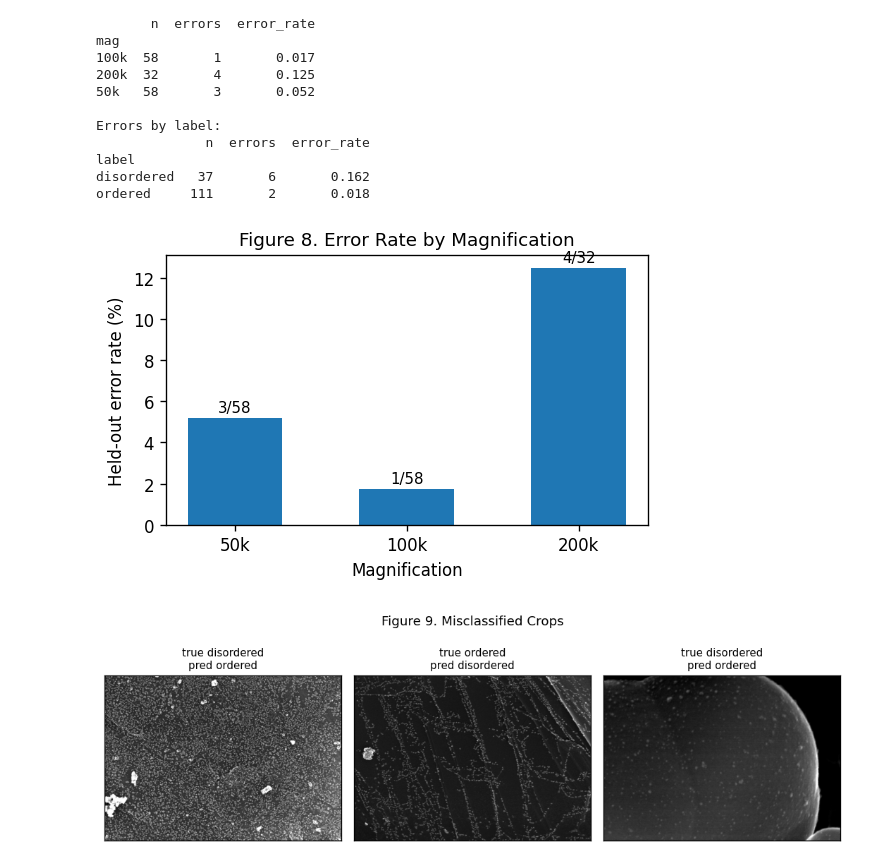
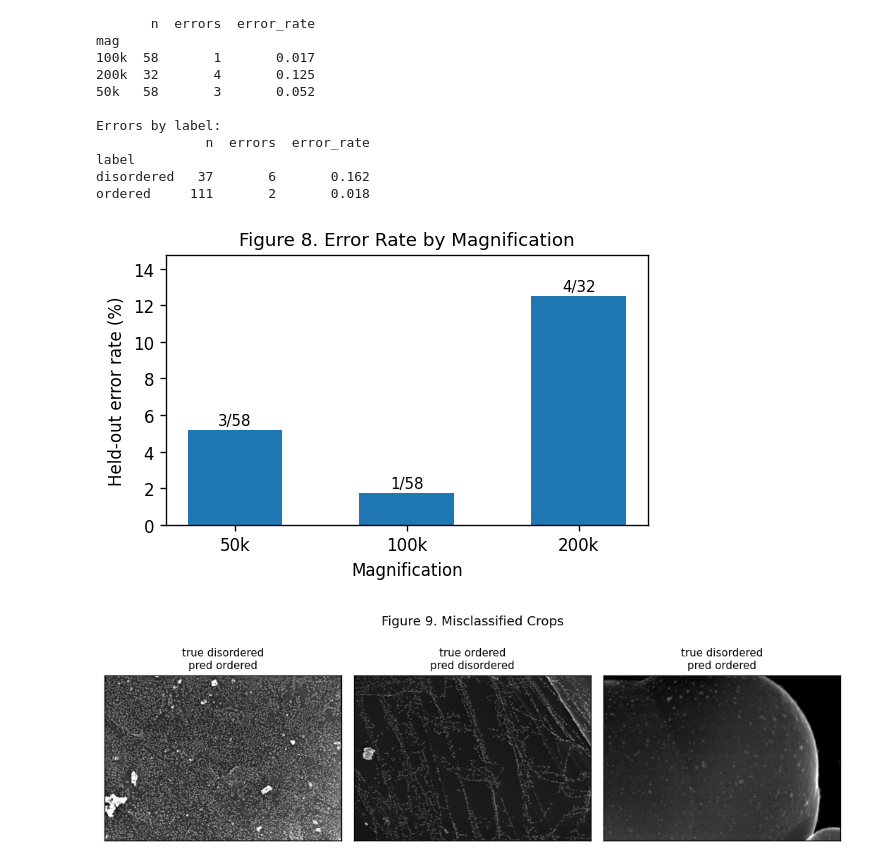
Before and after one commit to JPCodes44/MSE446_Nanoparticle_Ordering, a Jupyter notebook: Nanoparticle_Ordering.ipynb, the cells around one changed output. Drawn from its saved outputs; the diff is of its cells as text; code cells hidden in the pictures.

Commit message:
Update figures

```diff
--- a/Nanoparticle_Ordering.ipynb
+++ b/Nanoparticle_Ordering.ipynb
@@ -910,27 +910,28 @@ ordered     111       2       0.018
 # %%
 # Figure 8 shows the held-out error rate by magnification.
 mag_tab = (test_meta.groupby("mag").agg(n=("correct", "size"), errors=("correct", lambda s: int((~s).sum())))
            .reindex(["50k", "100k", "200k"]))
 mag_tab["rate"] = 100 * mag_tab["errors"] / mag_tab["n"]
 fig, ax = plt.subplots(figsize=(4.8, 3.2))
 ax.bar(mag_tab.index, mag_tab["rate"], color="#1f77b4", width=0.55)
+ax.set_ylim(0, mag_tab["rate"].max() * 1.18)  # headroom so the count labels clear the top spine
 for i, (e, n) in enumerate(zip(mag_tab["errors"], mag_tab["n"])):
     ax.text(i, mag_tab["rate"].iloc[i] + 0.3, f"{e}/{n}", ha="center", fontsize=9)
 ax.set_xlabel("Magnification"); ax.set_ylabel("Held-out error rate (%)")
 ax.set_title("Figure 8. Error Rate by Magnification", fontsize=11)
 fig.tight_layout(); fig.savefig(FIG_DIR / "fig8_error_by_mag.png"); plt.show()
 
 # Figure 9 shows a few misclassified crops, which tend to be borderline images.
 wrong = test_meta[~test_meta["correct"]].head(3)
 if len(wrong):
     fig, axes = plt.subplots(1, len(wrong), figsize=(3.0 * len(wrong), 3.2))
     for ax, (_, row) in zip(np.atleast_1d(axes), wrong.iterrows()):
         with Image.open(row["path"]) as im:
             ax.imshow(np.asarray(im.convert("L")), cmap="gray")
         ax.set_xticks([]); ax.set_yticks([])
         ax.set_title(f"true {row['label']}\npred {row['predicted']}", fontsize=9)
     fig.suptitle("Figure 9. Misclassified Crops", fontsize=11)
     fig.tight_layout(); fig.savefig(FIG_DIR / "fig9_misclassified.png"); plt.show()
 # %% [output]
-[figure, old version]
+[figure, new version]
 [figure]
```
